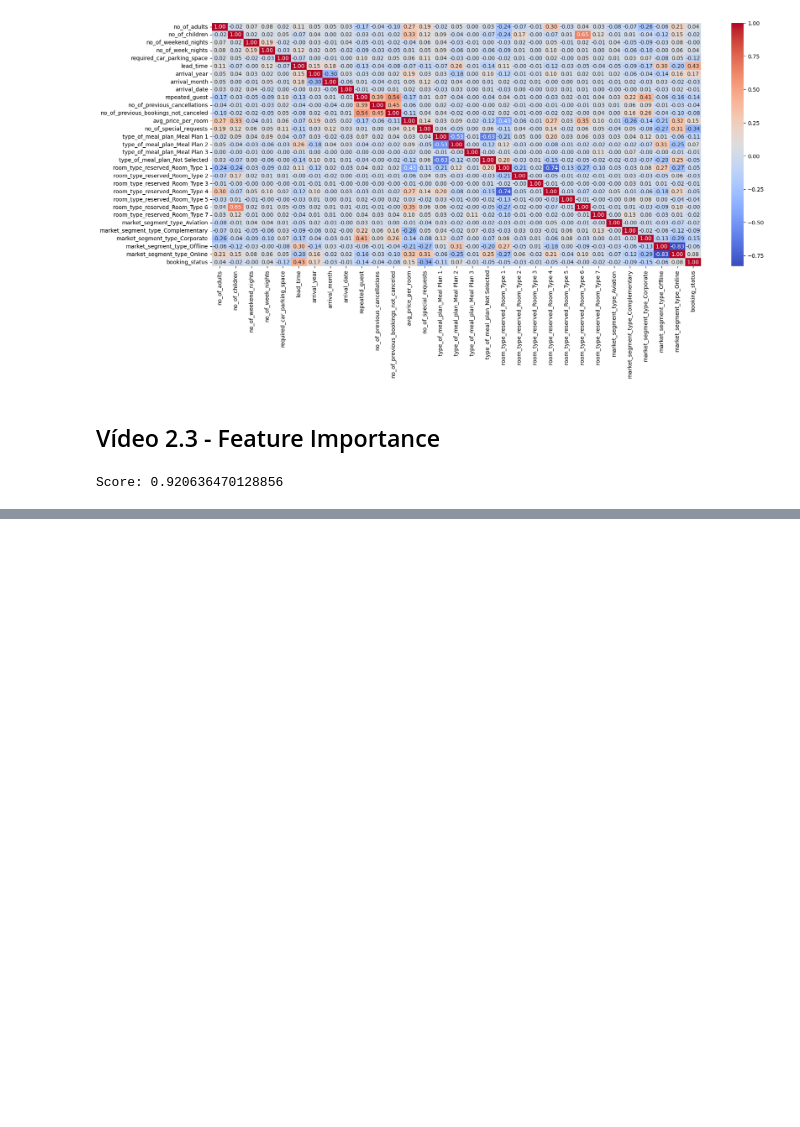
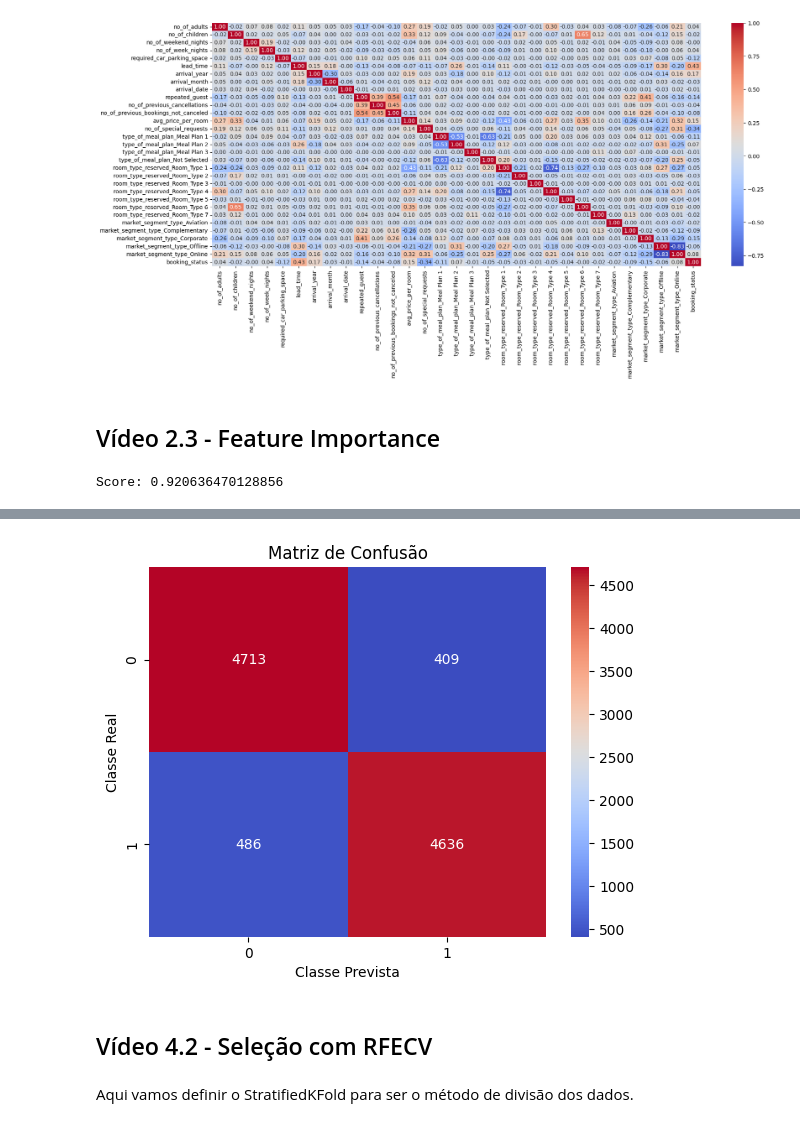
Before and after one commit to cleberfmodesto/selecao-de-features, a Jupyter notebook: Aulas/Projeto_completo_selecao_de_features.ipynb, the cells around one changed output, grey strips where cells are left out. Saved outputs shown, nothing was run; the diff lists cells and outputs as text; code cells hidden in the pictures; blank space fills up the shorter version.

```diff
--- a/selecao_de_features_Aula2.ipynb
+++ b/Aulas/Projeto_completo_selecao_de_features.ipynb
@@ -141,0 +246,3 @@ plt.xticks(rotation=75)
+# %%
+X_treino_selecionado = selecionador.transform(X_treino)
+X_teste_selecionado = selecionador.transform(X_teste)
@@ -141,0 +258,13 @@ plt.xticks(rotation=75)
+# %%
+y_pred = modelo.predict(X_teste_selecionado)
+# %%
+matriz_confusao = confusion_matrix(y_teste,y_pred)
+
+sns.heatmap(matriz_confusao, annot=True, cmap='coolwarm',fmt='d')
+plt.xlabel('Classe Prevista');
+plt.ylabel('Classe Real');
+plt.title('Matriz de Confusão');
+# %% [output]
+[figure, added]
+# %% [markdown]
+## Vídeo 4.2 - Seleção com RFECV
@@ -141,0 +276,2 @@ plt.xticks(rotation=75)
+# %% [markdown]
+Aqui vamos definir o StratifiedKFold para ser o método de divisão dos dados.
```
Also changed, not shown: parts of 50 cells of this notebook, 7 other files.
